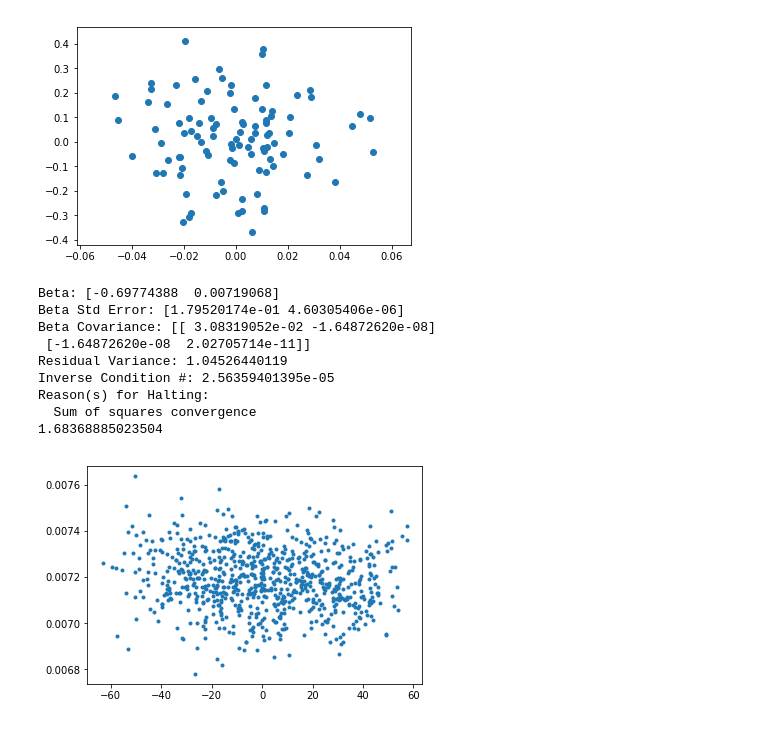
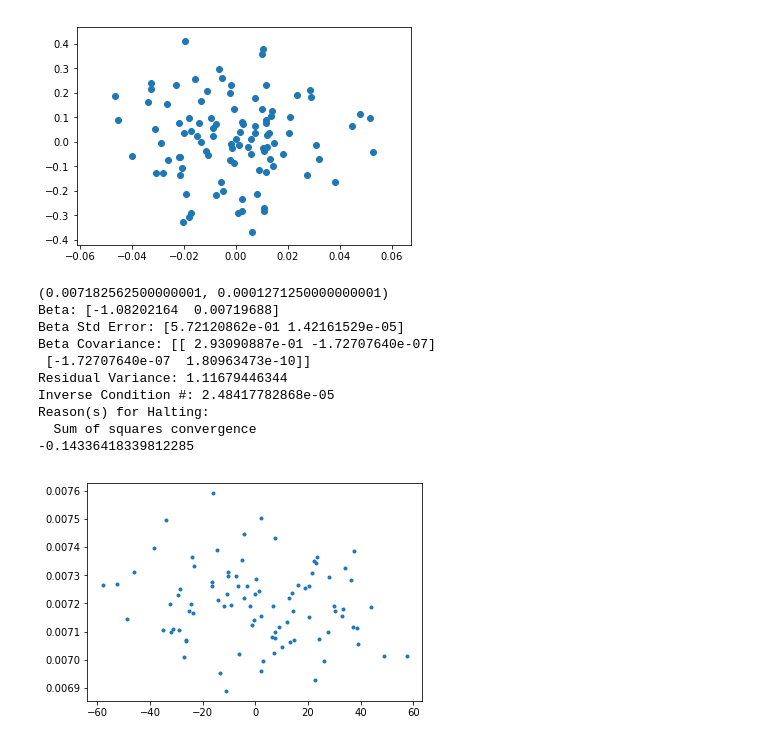
Before and after one commit to BoiseStatePlanetary/Kepler-76b, a Jupyter notebook: code/testing_correlations.ipynb, the cells around one changed output. Cells and saved outputs as stored; diff of their text form; code cells hidden in the pictures.

```diff
--- a/code/testing_correlations.ipynb
+++ b/code/testing_correlations.ipynb
@@ -117,7 +117,7 @@ def lin_func(p, x):
 
 slope, intercept = [-1., 0.]
 
-num_points = 800
+num_points = 90
 
 scale = 40e-6
 max_p = 0.0855
@@ -126,40 +126,42 @@ p = 0.5*(max_p + min_p)
 p_unc = 0.5*(0.0855 - 0.084)
 transit_depth = p**2
 noise_y = 2*transit_depth*p_unc/p
+print(transit_depth, noise_y)
 noise_x = 10e-6
 
 x = np.linspace(-scale, scale, num_points)
 y = transit_depth + np.polyval([slope, intercept], x)
 
 noisy_x = x + noise_x*normal(size=len(x))
 noisy_y = y + noise_y*normal(size=len(y))
 
 # Create a model for fitting.
 lin_model = Model(lin_func)
 
 plt.plot(noisy_x*1e6, noisy_y, marker='.', ls='')
 
 # Create a RealData object using our initiated data from above.
 data = RealData(noisy_x, noisy_y, sx=noise_x, sy=noise_y)
 
 # Set up ODR with the model and data.
 odr = ODR(data, lin_model, beta0=[0., 0.])
 
 # Run the regression.
 out = odr.run()
 
 # Use the in-built pprint method to give us results.
 out.pprint()
 
 print((out.beta[0] - slope)/out.sd_beta[0])
 # %% [output]
-Beta: [-0.69774388  0.00719068]
-Beta Std Error: [1.79520174e-01 4.60305406e-06]
-Beta Covariance: [[ 3.08319052e-02 -1.64872620e-08]
- [-1.64872620e-08  2.02705714e-11]]
-Residual Variance: 1.04526440119
-Inverse Condition #: 2.56359401395e-05
+(0.007182562500000001, 0.0001271250000000001)
+Beta: [-1.08202164  0.00719688]
+Beta Std Error: [5.72120862e-01 1.42161529e-05]
+Beta Covariance: [[ 2.93090887e-01 -1.72707640e-07]
+ [-1.72707640e-07  1.80963473e-10]]
+Residual Variance: 1.11679446344
+Inverse Condition #: 2.48417782868e-05
 Reason(s) for Halting:
   Sum of squares convergence
-1.68368885023504
+-0.14336418339812285
-[figure, old version]
+[figure, new version]
```
